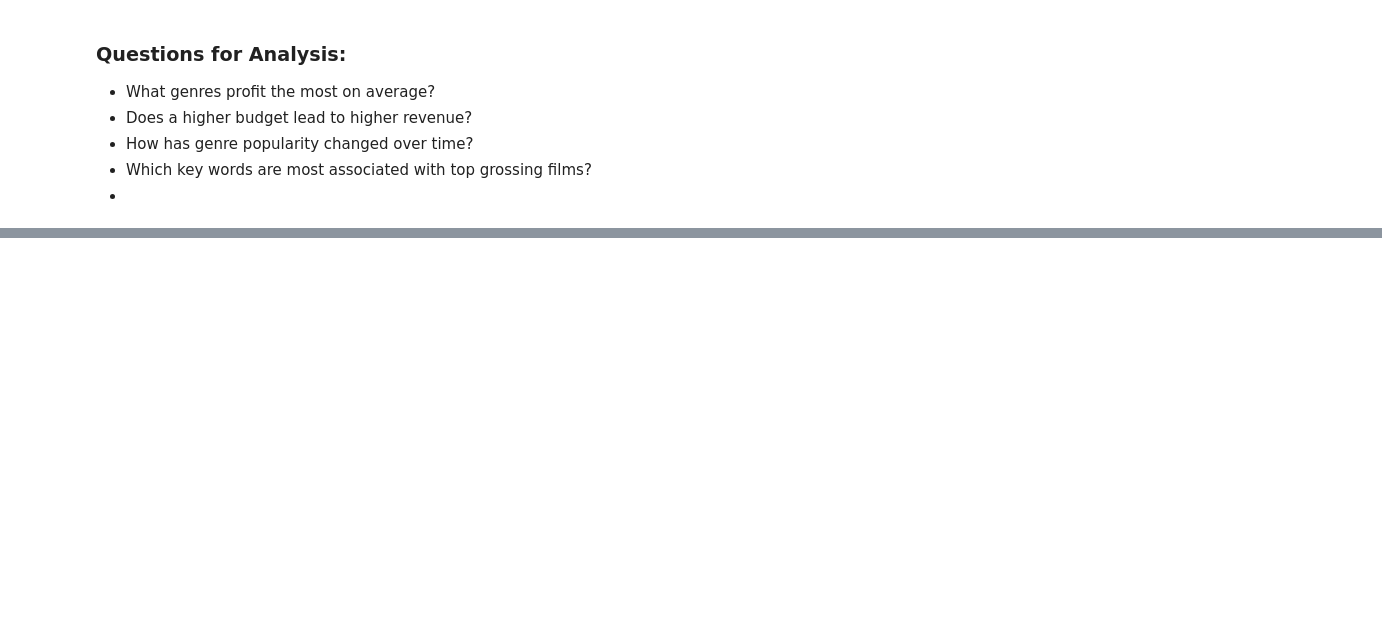
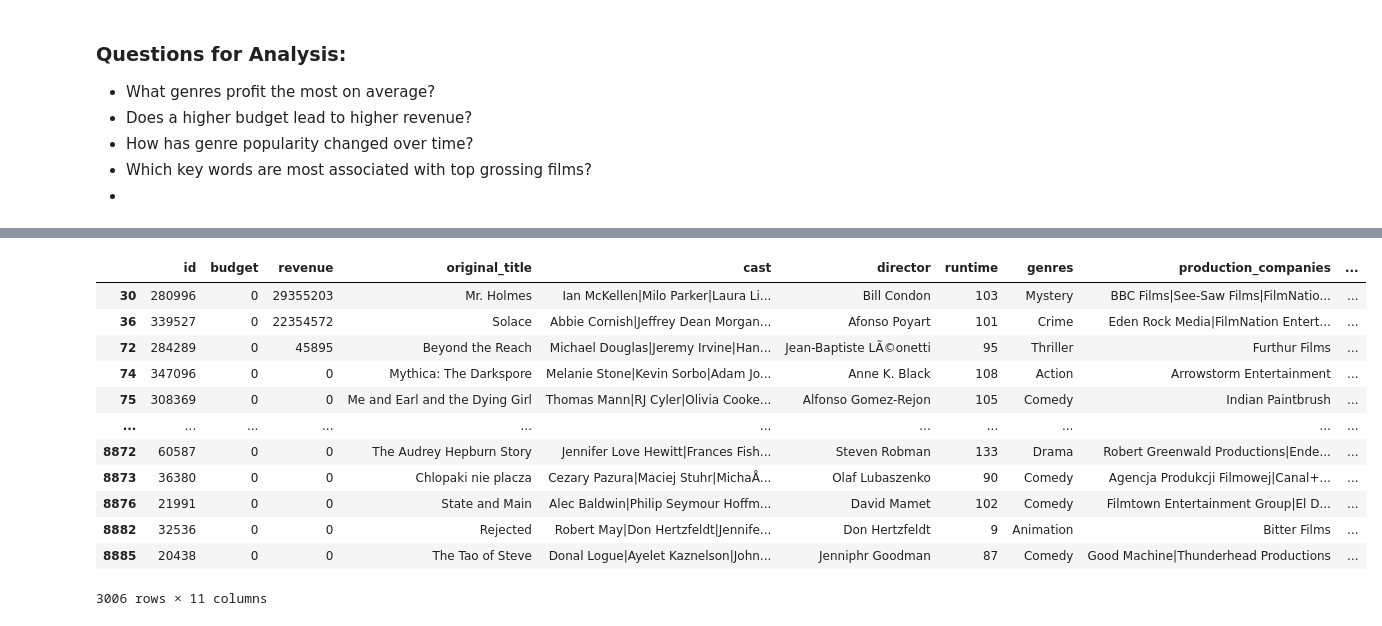
Before and after one commit to slimseidl/DataScience, a Jupyter notebook: DataAnalysisWithTools/pandasAndNumPy/FinalProject/movies.ipynb, the cells around one changed output, grey strips where cells are left out. Cells and saved outputs as stored; diff of their text form; code cells hidden in the pictures; blank space fills up the shorter version.

```diff
--- a/DataAnalysisWithTools/pandasAndNumPy/FinalProject/movies.ipynb
+++ b/DataAnalysisWithTools/pandasAndNumPy/FinalProject/movies.ipynb
@@ -34,0 +205,2 @@
+# %%
+df["runtime"] = df["runtime"].astype("int16")
@@ -34,0 +241,2 @@
+# %%
+df["id"] = df["id"].astype("int32")
@@ -34,0 +263,5 @@
+# %%
+pd.set_option("display.float_format","{:.2f}".format)
+# %%
+# creating movie profit column
+df["profit"] = df["revenue"] - df["budget"]
@@ -34,0 +306,16 @@
+# %%
+df[df["budget"] == 0]
+# %% [output]
+|  | id | budget | revenue | original_title | cast | director | runtime | genres | production_companies | ... |
+| 30 | 280996 | 0 | 29355203 | Mr. Holmes | Ian McKellen|Milo Parker|Laura Li... | Bill Condon | 103 | Mystery | BBC Films|See-Saw Films|FilmNatio... | ... |
+| 36 | 339527 | 0 | 22354572 | Solace | Abbie Cornish|Jeffrey Dean Morgan... | Afonso Poyart | 101 | Crime | Eden Rock Media|FilmNation Entert... | ... |
+| 72 | 284289 | 0 | 45895 | Beyond the Reach | Michael Douglas|Jeremy Irvine|Han... | Jean-Baptiste LÃ©onetti | 95 | Thriller | Furthur Films | ... |
+| 74 | 347096 | 0 | 0 | Mythica: The Darkspore | Melanie Stone|Kevin Sorbo|Adam Jo... | Anne K. Black | 108 | Action | Arrowstorm Entertainment | ... |
+| 75 | 308369 | 0 | 0 | Me and Earl and the Dying Girl | Thomas Mann|RJ Cyler|Olivia Cooke... | Alfonso Gomez-Rejon | 105 | Comedy | Indian Paintbrush | ... |
+| ... | ... | ... | ... | ... | ... | ... | ... | ... | ... | ... |
+| 8872 | 60587 | 0 | 0 | The Audrey Hepburn Story | Jennifer Love Hewitt|Frances Fish... | Steven Robman | 133 | Drama | Robert Greenwald Productions|Ende... | ... |
+| 8873 | 36380 | 0 | 0 | Chlopaki nie placza | Cezary Pazura|Maciej Stuhr|MichaÅ... | Olaf Lubaszenko | 90 | Comedy | Agencja Produkcji Filmowej|Canal+... | ... |
+| 8876 | 21991 | 0 | 0 | State and Main | Alec Baldwin|Philip Seymour Hoffm... | David Mamet | 102 | Comedy | Filmtown Entertainment Group|El D... | ... |
+| 8882 | 32536 | 0 | 0 | Rejected | Robert May|Don Hertzfeldt|Jennife... | Don Hertzfeldt | 9 | Animation | Bitter Films | ... |
+| 8885 | 20438 | 0 | 0 | The Tao of Steve | Donal Logue|Ayelet Kaznelson|John... | Jenniphr Goodman | 87 | Comedy | Good Machine|Thunderhead Productions | ... |
+3006 rows × 11 columns
```
Also changed, not shown: parts of 50 cells of this notebook, 2 other files.
